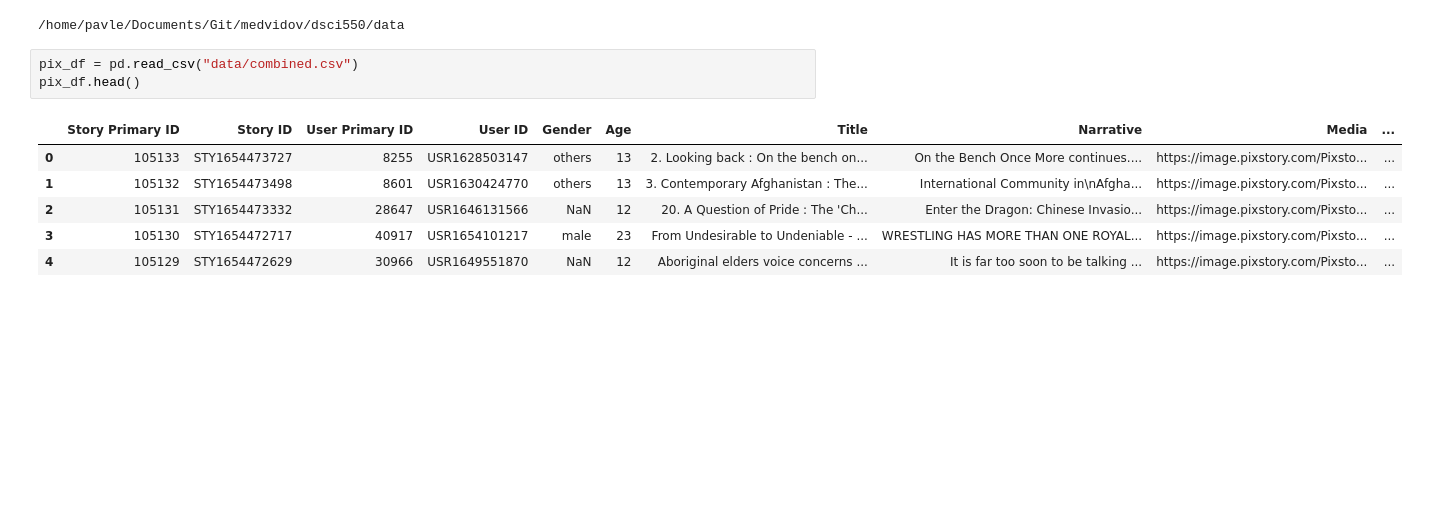
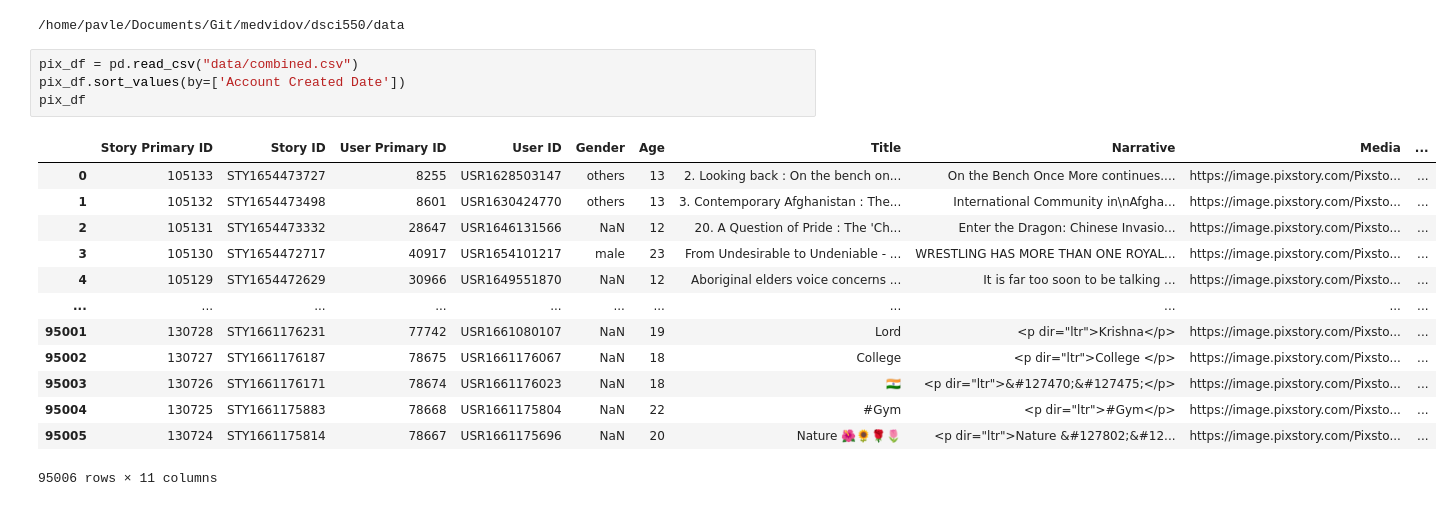
Before and after one commit to medvidov/dsci550, a Jupyter notebook: assignment_1.ipynb, the cells around one changed output. Cells and saved outputs as stored; diff of their text form; blank space fills up the shorter version.

```diff
--- a/assignment_1.ipynb
+++ b/assignment_1.ipynb
@@ -46,14 +47,22 @@ os.chdir("../")
 /home/pavle/Documents/Git/medvidov/dsci550/data
 # %%
 pix_df = pd.read_csv("data/combined.csv")
-pix_df.head()
+pix_df.sort_values(by=['Account Created Date'])
+pix_df
 # %% [output]
 |  | Story Primary ID | Story ID | User Primary ID | User ID | Gender | Age | Title | Narrative | Media | ... |
 | 0 | 105133 | STY1654473727 | 8255 | USR1628503147 | others | 13 | 2. Looking back : On the bench on... | On the Bench Once More continues.... | https://image.pixstory.com/Pixsto... | ... |
 | 1 | 105132 | STY1654473498 | 8601 | USR1630424770 | others | 13 | 3. Contemporary Afghanistan : The... | International Community in\nAfgha... | https://image.pixstory.com/Pixsto... | ... |
 | 2 | 105131 | STY1654473332 | 28647 | USR1646131566 | NaN | 12 | 20. A Question of Pride : The 'Ch... | Enter the Dragon: Chinese Invasio... | https://image.pixstory.com/Pixsto... | ... |
 | 3 | 105130 | STY1654472717 | 40917 | USR1654101217 | male | 23 | From Undesirable to Undeniable - ... | WRESTLING HAS MORE THAN ONE ROYAL... | https://image.pixstory.com/Pixsto... | ... |
 | 4 | 105129 | STY1654472629 | 30966 | USR1649551870 | NaN | 12 | Aboriginal elders voice concerns ... | It is far too soon to be talking ... | https://image.pixstory.com/Pixsto... | ... |
+| ... | ... | ... | ... | ... | ... | ... | ... | ... | ... | ... |
+| 95001 | 130728 | STY1661176231 | 77742 | USR1661080107 | NaN | 19 | Lord | <p dir="ltr">Krishna</p> | https://image.pixstory.com/Pixsto... | ... |
+| 95002 | 130727 | STY1661176187 | 78675 | USR1661176067 | NaN | 18 | College | <p dir="ltr">College </p> | https://image.pixstory.com/Pixsto... | ... |
+| 95003 | 130726 | STY1661176171 | 78674 | USR1661176023 | NaN | 18 | 🇮🇳 | <p dir="ltr">&#127470;&#127475;</p> | https://image.pixstory.com/Pixsto... | ... |
+| 95004 | 130725 | STY1661175883 | 78668 | USR1661175804 | NaN | 22 | #Gym | <p dir="ltr">#Gym</p> | https://image.pixstory.com/Pixsto... | ... |
+| 95005 | 130724 | STY1661175814 | 78667 | USR1661175696 | NaN | 20 | Nature 🌺🌻🌹🌷 | <p dir="ltr">Nature &#127802;&#12... | https://image.pixstory.com/Pixsto... | ... |
+95006 rows × 11 columns
 # %%
 # Sarcasm classification using corpus V2
 # https://thecleverprogrammer.com/2021/08/24/sarcasm-detection-with-machine-learning/
```
Also changed, not shown: parts of 12 cells of this notebook.
